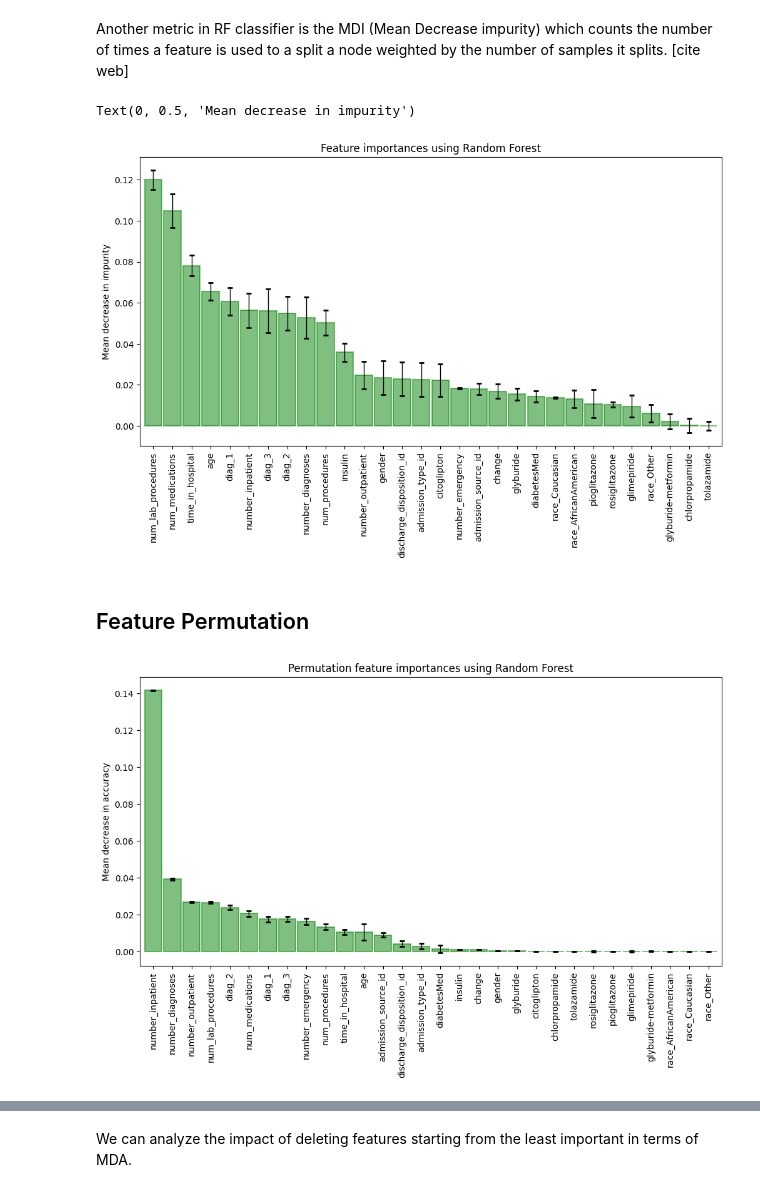
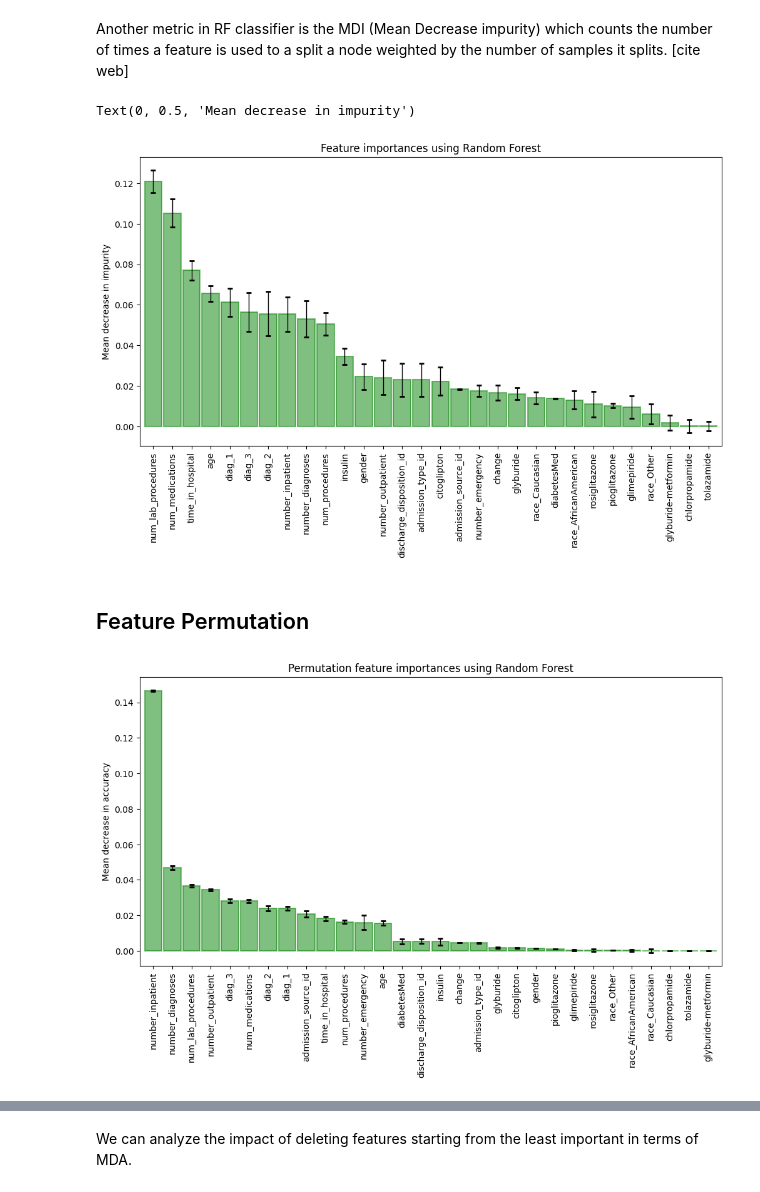
Before and after one commit to Mate1Coll/Diabetes-Classification, a Jupyter notebook: Model.ipynb, the cells around one changed output, grey strips where cells are left out. Cells and saved outputs as stored; diff of their text form; code cells hidden in the pictures.

```diff
--- a/Model.ipynb
+++ b/Model.ipynb
@@ -173,7 +175,7 @@ from sklearn.model_selection import KFold
 # %%
 
 
-forest = RandomForestClassifier(n_estimators=1000, random_state=42, criterion='entropy')
+forest = RandomForestClassifier(n_estimators=100, random_state=random_seed, criterion='entropy')
 forest.fit(dFeat, dClass)
 importances = forest.feature_importances_
 std = np.std([tree.feature_importances_ for tree in forest.estimators_], axis=0)
@@ -187,23 +189,23 @@ plt.xticks(rotation=90)
 plt.ylabel("Mean decrease in impurity")
 # %% [output]
 Text(0, 0.5, 'Mean decrease in impurity')
-[figure, old version]
+[figure, new version]
 # %% [markdown]
 ## Feature Permutation
 # %%
 from sklearn.inspection import permutation_importance
 
-result = permutation_importance(forest, dFeat, dClass, n_repeats=10, random_state=42)
+result = permutation_importance(forest, dFeat, dClass, n_repeats=10, random_state=random_seed, n_jobs=-1)
 forest_permutations = pd.DataFrame(result.importances_mean, index=dFeat_df.columns, columns=["Permutation Importance"])
 forest_permutations = forest_permutations.sort_values(by="Permutation Importance", ascending=False)
 
 forest_permutations.plot.bar(yerr=result.importances_std, legend=False, figsize=(12, 6), color='green', alpha=0.5, edgecolor='green', capsize=5, error_kw=dict(lw=1, capsize=3, capthick=2), width=0.9, lw=1.5)
 plt.title("Permutation feature importances using Random Forest")
 plt.xticks(rotation=90)
 plt.ylabel("Mean decrease in accuracy")
 plt.show()
 # %% [output]
-[figure, old version]
+[figure, new version]
 # %%
 forest_permutations
 # %% [output]
```
Also changed, not shown: parts of 26 cells of this notebook.
